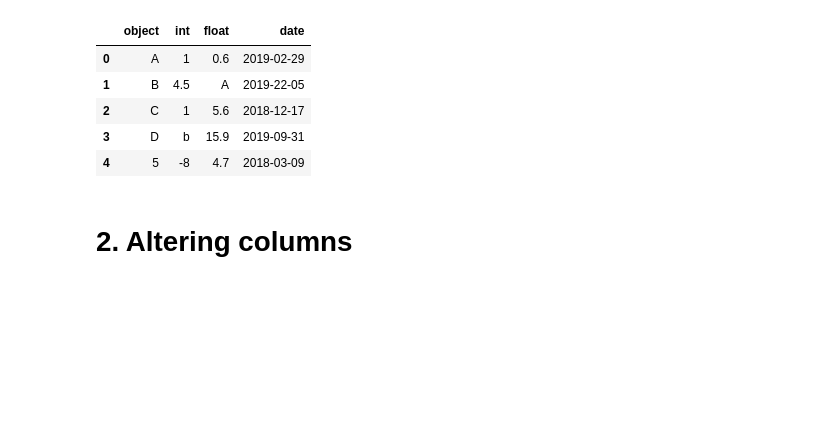
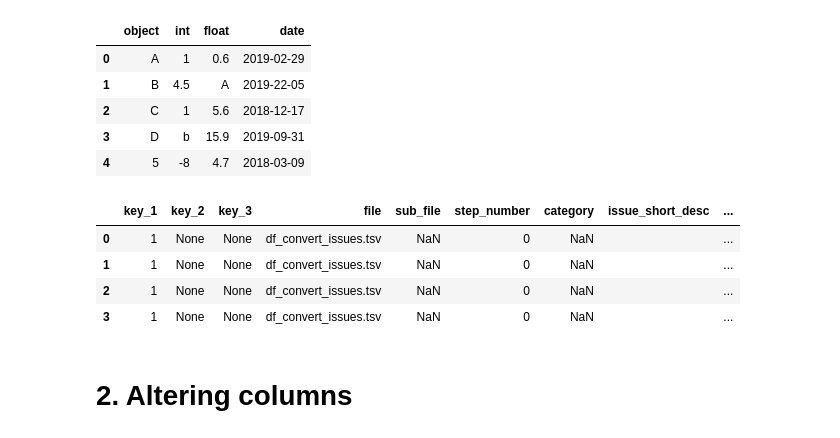
Before and after one commit to gigisr/data_etl, a Jupyter notebook: examples/02_example.ipynb, the cells around one changed output. Saved outputs shown, nothing was run; the diff lists cells and outputs as text; code cells hidden in the pictures; blank space fills up the shorter version.

```diff
--- a/examples/02_example.ipynb
+++ b/examples/02_example.ipynb
@@ -182,6 +186,14 @@ dc_convert.tables['df_convert_issues.tsv']
 | 2 | C | 1 | 5.6 | 2018-12-17 |
 | 3 | D | b | 15.9 | 2019-09-31 |
 | 4 | 5 | -8 | 4.7 | 2018-03-09 |
+# %%
+dc_convert.df_issues
+# %% [output]
+|  | key_1 | key_2 | key_3 | file | sub_file | step_number | category | issue_short_desc | ... |
+| 0 | 1 | None | None | df_convert_issues.tsv | NaN | 0 | NaN |  | ... |
+| 1 | 1 | None | None | df_convert_issues.tsv | NaN | 0 | NaN |  | ... |
+| 2 | 1 | None | None | df_convert_issues.tsv | NaN | 0 | NaN |  | ... |
+| 3 | 1 | None | None | df_convert_issues.tsv | NaN | 0 | NaN |  | ... |
 # %% [markdown]
 # 2. Altering columns
 # %% [markdown]
```
Also changed, not shown: parts of 8 cells of this notebook, 4 other files.
